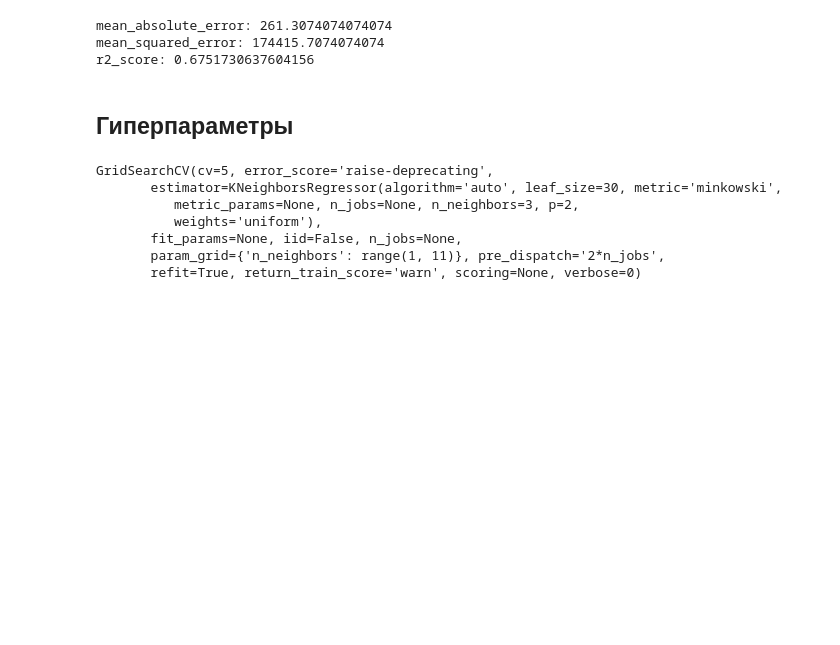
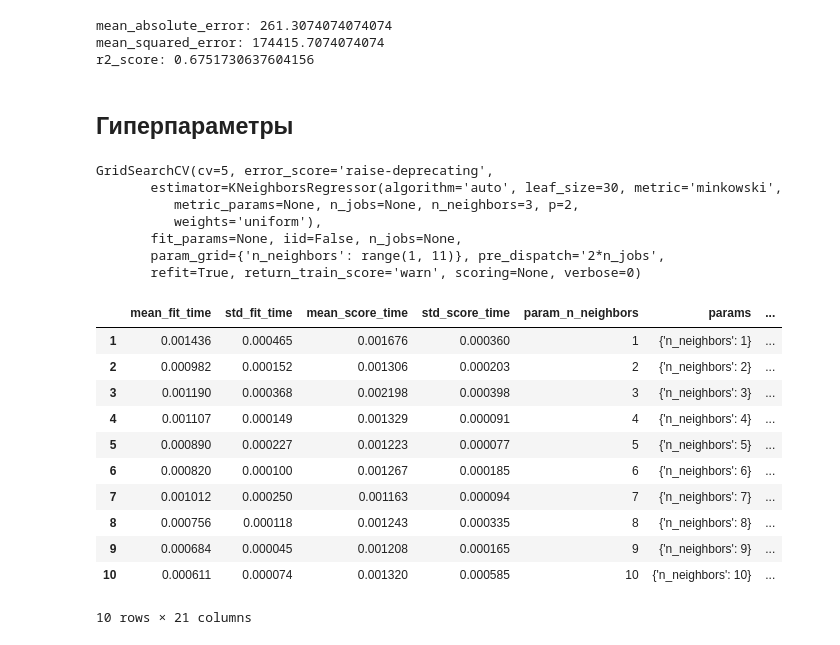
Before and after one commit to Casyfill/liceum, a Jupyter notebook: l10/0_knn_predicting_rent.ipynb, the cells around one changed output. Drawn from its saved outputs; the diff is of its cells as text; code cells hidden in the pictures; blank space fills up the shorter version.

```diff
--- a/l10/0_knn_predicting_rent.ipynb
+++ b/l10/0_knn_predicting_rent.ipynb
@@ -207,6 +207,21 @@ GridSearchCV(cv=5, error_score='raise-deprecating',
        refit=True, return_train_score='warn', scoring=None, verbose=0)
 # %%
 cv_results = pd.DataFrame(cv.cv_results_).set_index(pd.Series(parameters['n_neighbors']))
+# %%
+cv_results
+# %% [output]
+|  | mean_fit_time | std_fit_time | mean_score_time | std_score_time | param_n_neighbors | params | ... |
+| 1 | 0.001436 | 0.000465 | 0.001676 | 0.000360 | 1 | {'n_neighbors': 1} | ... |
+| 2 | 0.000982 | 0.000152 | 0.001306 | 0.000203 | 2 | {'n_neighbors': 2} | ... |
+| 3 | 0.001190 | 0.000368 | 0.002198 | 0.000398 | 3 | {'n_neighbors': 3} | ... |
+| 4 | 0.001107 | 0.000149 | 0.001329 | 0.000091 | 4 | {'n_neighbors': 4} | ... |
+| 5 | 0.000890 | 0.000227 | 0.001223 | 0.000077 | 5 | {'n_neighbors': 5} | ... |
+| 6 | 0.000820 | 0.000100 | 0.001267 | 0.000185 | 6 | {'n_neighbors': 6} | ... |
+| 7 | 0.001012 | 0.000250 | 0.001163 | 0.000094 | 7 | {'n_neighbors': 7} | ... |
+| 8 | 0.000756 | 0.000118 | 0.001243 | 0.000335 | 8 | {'n_neighbors': 8} | ... |
+| 9 | 0.000684 | 0.000045 | 0.001208 | 0.000165 | 9 | {'n_neighbors': 9} | ... |
+| 10 | 0.000611 | 0.000074 | 0.001320 | 0.000585 | 10 | {'n_neighbors': 10} | ... |
+10 rows × 21 columns
 # %%
 cv_results['mean_test_score'].plot()
 # %% [output]
```
Also changed, not shown: parts of 4 cells of this notebook, 10 other files.
